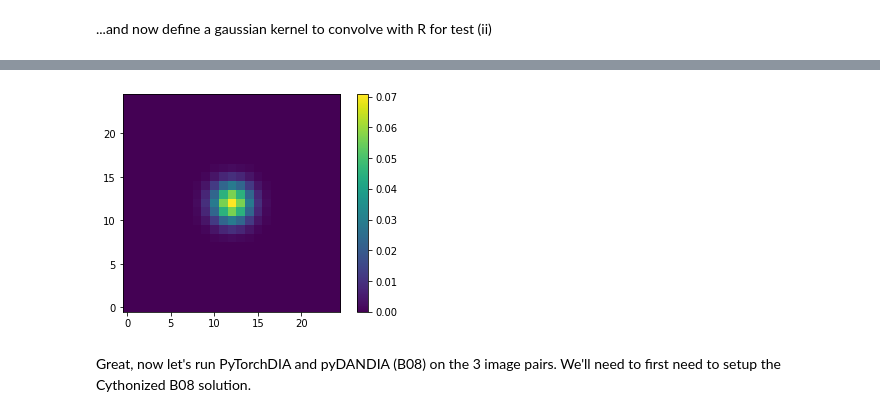
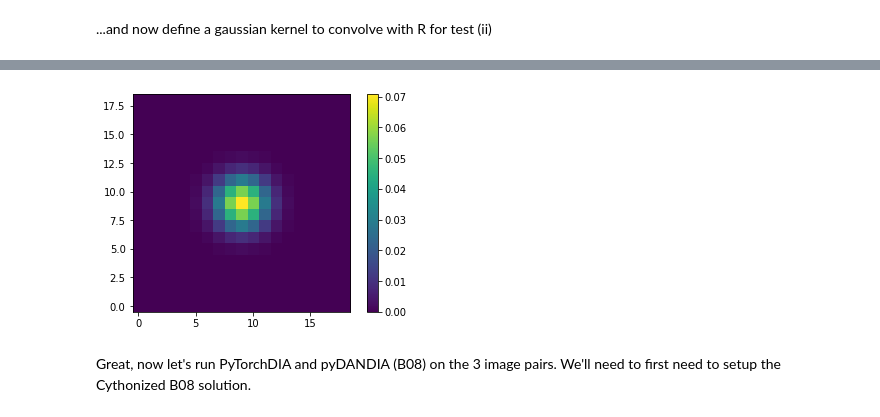
Before and after one commit to jah1994/PyTorchDIA, a Jupyter notebook: Additional simulation tests (Section 3).ipynb, the cells around one changed output, grey strips where cells are left out. Cells and saved outputs as stored; diff of their text form; code cells hidden in the pictures.

```diff
--- a/Additional simulation tests (Section 3).ipynb
+++ b/Additional simulation tests (Section 3).ipynb
@@ -97,6 +100,15 @@ sky = 734.6740023932911
 # required to deal with edge pixels (convolutions don't like edges!)
 def extend_image_hw(image, kernel_size):
     image_extended = np.zeros((np.shape(image)[0] + kernel_size - 1,
+                             np.shape(image)[1] + kernel_size - 1))
+    hwidth = np.int((kernel_size - 1) / 2)
+    image_extended[hwidth:image_extended.shape[0]-hwidth,
+                   hwidth:image_extended.shape[1]-hwidth] = np.array(image, float)
+    return image_extended
+
+# required to deal with edge pixels (convolutions don't like edges!)
+def extend_image_hw_nonzero(image, kernel_size, fill_level):
+    image_extended = fill_level * np.ones((np.shape(image)[0] + kernel_size - 1,
                              np.shape(image)[1] + kernel_size - 1))
     hwidth = np.int((kernel_size - 1) / 2)
     image_extended[hwidth:image_extended.shape[0]-hwidth,
@@ -127,26 +143,28 @@ save_numpy_as_fits(data3, 'data3.fits')
 # %%
-kernel_size = 25
-nx, ny = (kernel_size, kernel_size) # kernel object shape
+test_kernel_size = 19
+nx, ny = (test_kernel_size, test_kernel_size) # kernel object shape
 xg, yg = np.meshgrid(range(nx), range(ny))
 xc, yc = (np.int(nx/2), np.int(ny/2))
 sigma_k = 1.5 # gaussian kernel standard deviation
-kernel = np.exp(-0.5 * ((xg - xc) ** 2 + (yg - yc) ** 2) / sigma_k ** 2)
-kernel /= np.sum(kernel) # normalise to 1
+test_kernel = np.exp(-0.5 * ((xg - xc) ** 2 + (yg - yc) ** 2) / sigma_k ** 2)
+test_kernel /= np.sum(test_kernel) # normalise to 1
 
 # and plot
-plt.imshow(kernel, origin='lower')
+plt.imshow(test_kernel, origin='lower')
 plt.colorbar();
 
 # and convolve with the extended reference
-R_ext = extend_image_hw(R, kernel_size)
-data2_ext = convolve2d(R_ext, kernel, mode='same')
+#R_ext = extend_image_hw(R, test_kernel_size)
+R_ext = extend_image_hw_nonzero(R, test_kernel_size, fill_level=sky)
+data2_ext = convolve2d(R_ext, test_kernel, mode='same')
+save_numpy_as_fits(data2_ext, 'data2_ext.fits')
 
 # and trim back to the correct size
-hwidth = np.int((kernel_size - 1) / 2)
+hwidth = np.int((test_kernel_size - 1) / 2)
 data2 = data2_ext[hwidth:data2_ext.shape[0]-hwidth, hwidth:data2_ext.shape[1]-hwidth]
 save_numpy_as_fits(data2, 'data2.fits')
 # %% [output]
-[figure, old version]
+[figure, new version]
 # %% [markdown]
 Great, now let's run PyTorchDIA and pyDANDIA (B08) on the 3 image pairs. We'll need to first need to setup the Cythonized B08 solution.
 # %%
```
Also changed, not shown: parts of 35 cells of this notebook.
